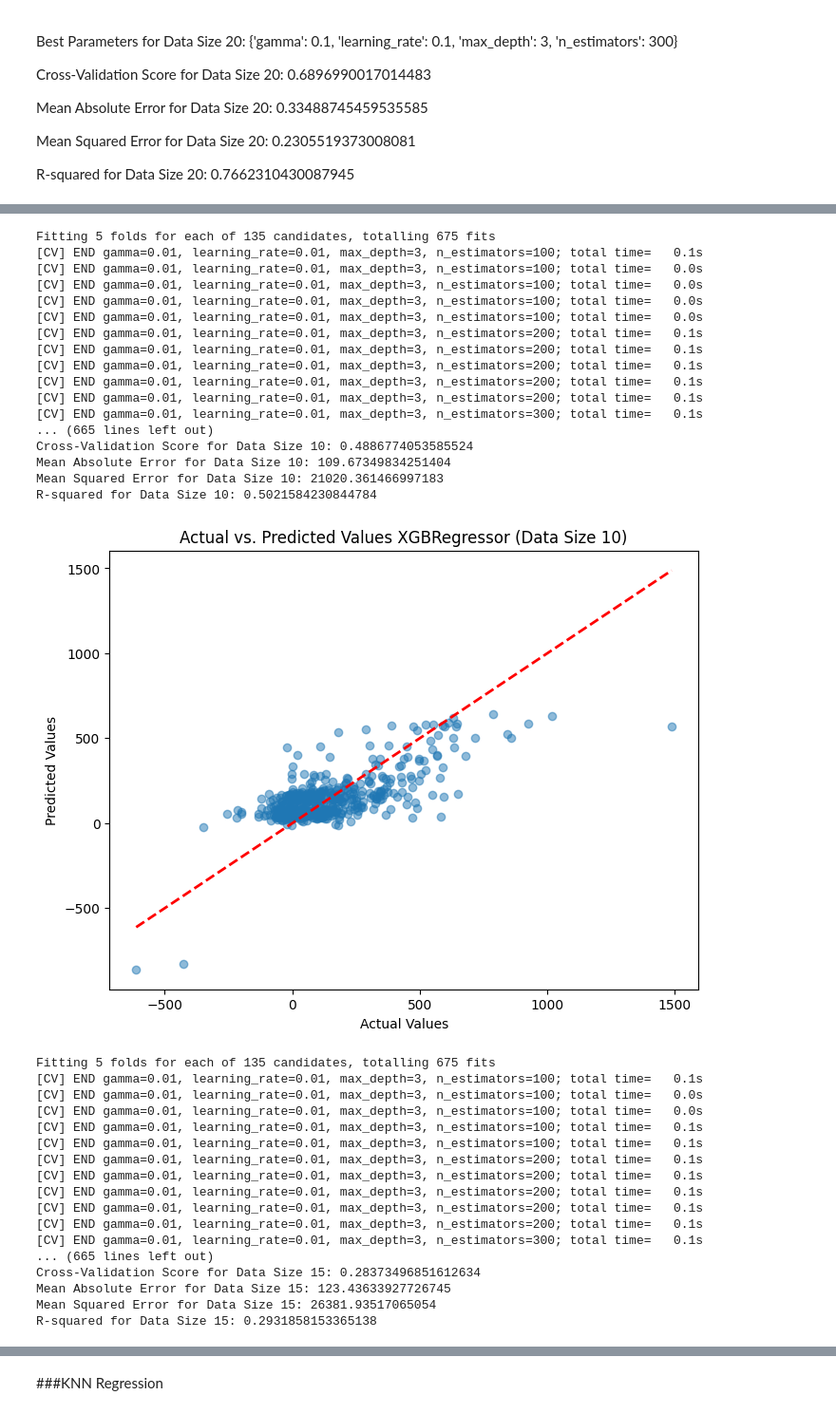
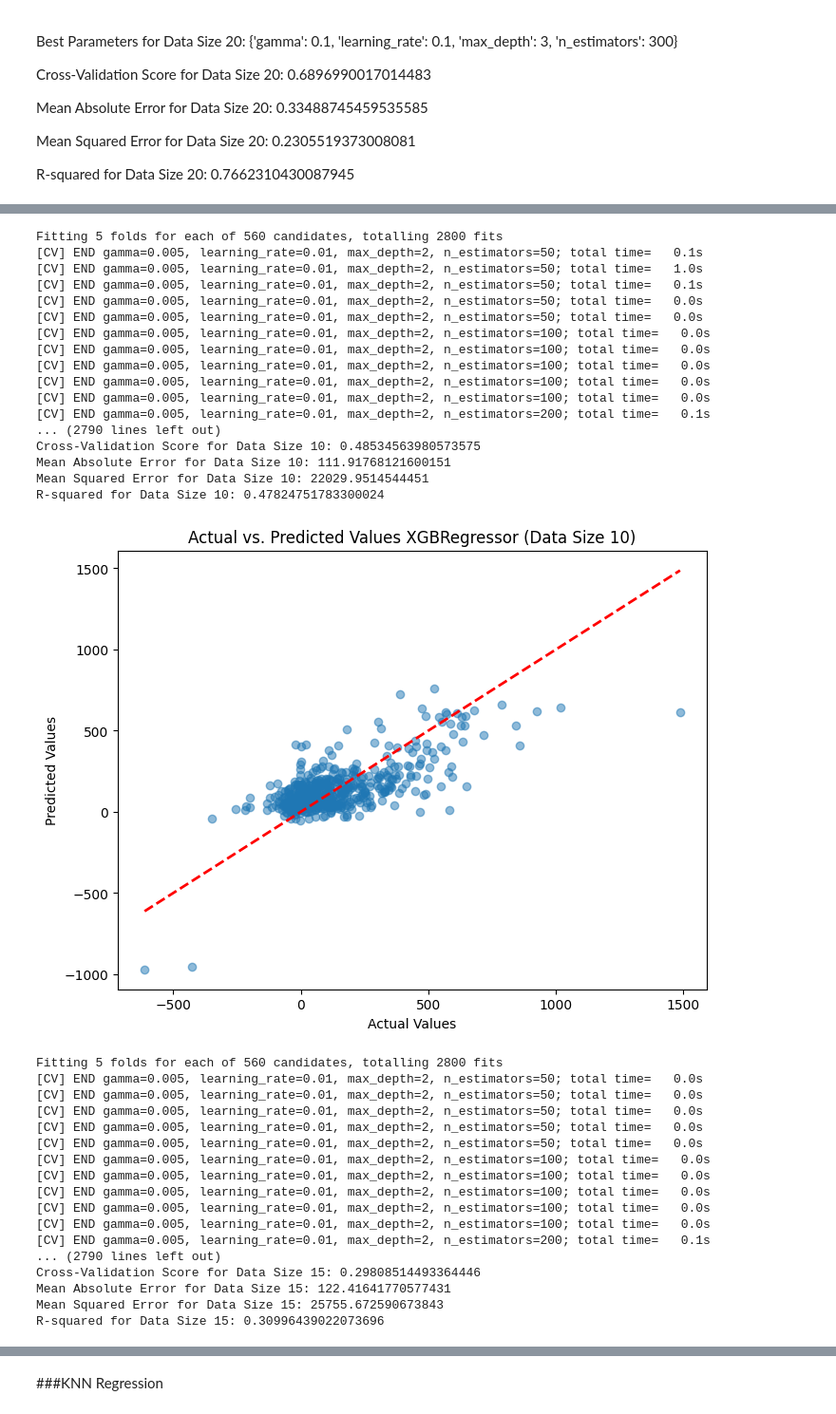
Before and after one commit to giancarlohc/Applied-AI-in-Transportation, a Jupyter notebook: Project/ProjectCode.ipynb, the cells around one changed output, grey strips where cells are left out. Shown at 95% size. Saved outputs shown, nothing was run; the diff lists cells and outputs as text; code cells hidden in the pictures.

```diff
--- a/Project/ProjectCode.ipynb
+++ b/Project/ProjectCode.ipynb
@@ -340,10 +387,10 @@ for size in data_sizes:
 
     # Define hyperparameter search space and model
     params = {
-        'learning_rate': [0.01, 0.1, 0.2],
-        'n_estimators': [100, 200, 300],
-        'max_depth': [3, 4, 5],
-        'gamma': [0.01, 0.1, 1, 10, 100]
+        'learning_rate': [0.01, 0.1, 0.2, 0.3],
+        'n_estimators': [50, 100, 200, 300,400],
+        'max_depth': [2,3, 4, 5],
+        'gamma': [0.005,0.01, 0.1, 1, 10, 100, 200]
     }
 
     model = XGBRegressor()
@@ -404,35 +451,35 @@ R-squared for Data Size 5: 0.7590569879871387
-Fitting 5 folds for each of 135 candidates, totalling 675 fits
-[CV] END gamma=0.01, learning_rate=0.01, max_depth=3, n_estimators=100; total time=   0.1s
-[CV] END gamma=0.01, learning_rate=0.01, max_depth=3, n_estimators=100; total time=   0.0s
-[CV] END gamma=0.01, learning_rate=0.01, max_depth=3, n_estimators=100; total time=   0.0s
-[CV] END gamma=0.01, learning_rate=0.01, max_depth=3, n_estimators=100; total time=   0.0s
-[CV] END gamma=0.01, learning_rate=0.01, max_depth=3, n_estimators=100; total time=   0.0s
-[CV] END gamma=0.01, learning_rate=0.01, max_depth=3, n_estimators=200; total time=   0.1s
-[CV] END gamma=0.01, learning_rate=0.01, max_depth=3, n_estimators=200; total time=   0.1s
-[CV] END gamma=0.01, learning_rate=0.01, max_depth=3, n_estimators=200; total time=   0.1s
-[CV] END gamma=0.01, learning_rate=0.01, max_depth=3, n_estimators=200; total time=   0.1s
-[CV] END gamma=0.01, learning_rate=0.01, max_depth=3, n_estimators=200; total time=   0.1s
-[CV] END gamma=0.01, learning_rate=0.01, max_depth=3, n_estimators=300; total time=   0.1s
-... (665 lines left out)
-Cross-Validation Score for Data Size 10: 0.4886774053585524
-Mean Absolute Error for Data Size 10: 109.67349834251404
-Mean Squared Error for Data Size 10: 21020.361466997183
-R-squared for Data Size 10: 0.5021584230844784
+Fitting 5 folds for each of 560 candidates, totalling 2800 fits
+[CV] END gamma=0.005, learning_rate=0.01, max_depth=2, n_estimators=50; total time=   0.1s
+[CV] END gamma=0.005, learning_rate=0.01, max_depth=2, n_estimators=50; total time=   1.0s
+[CV] END gamma=0.005, learning_rate=0.01, max_depth=2, n_estimators=50; total time=   0.1s
+[CV] END gamma=0.005, learning_rate=0.01, max_depth=2, n_estimators=50; total time=   0.0s
+[CV] END gamma=0.005, learning_rate=0.01, max_depth=2, n_estimators=50; total time=   0.0s
+[CV] END gamma=0.005, learning_rate=0.01, max_depth=2, n_estimators=100; total time=   0.0s
+[CV] END gamma=0.005, learning_rate=0.01, max_depth=2, n_estimators=100; total time=   0.0s
+[CV] END gamma=0.005, learning_rate=0.01, max_depth=2, n_estimators=100; total time=   0.0s
+[CV] END gamma=0.005, learning_rate=0.01, max_depth=2, n_estimators=100; total time=   0.0s
+[CV] END gamma=0.005, learning_rate=0.01, max_depth=2, n_estimators=100; total time=   0.0s
+[CV] END gamma=0.005, learning_rate=0.01, max_depth=2, n_estimators=200; total time=   0.1s
+... (2790 lines left out)
+Cross-Validation Score for Data Size 10: 0.48534563980573575
+Mean Absolute Error for Data Size 10: 111.91768121600151
+Mean Squared Error for Data Size 10: 22029.9514544451
+R-squared for Data Size 10: 0.47824751783300024
-[figure, old version]
+[figure, new version]
-Fitting 5 folds for each of 135 candidates, totalling 675 fits
-[CV] END gamma=0.01, learning_rate=0.01, max_depth=3, n_estimators=100; total time=   0.1s
-[CV] END gamma=0.01, learning_rate=0.01, max_depth=3, n_estimators=100; total time=   0.0s
-[CV] END gamma=0.01, learning_rate=0.01, max_depth=3, n_estimators=100; total time=   0.0s
-[CV] END gamma=0.01, learning_rate=0.01, max_depth=3, n_estimators=100; total time=   0.1s
-[CV] END gamma=0.01, learning_rate=0.01, max_depth=3, n_estimators=100; total time=   0.1s
-[CV] END gamma=0.01, learning_rate=0.01, max_depth=3, n_estimators=200; total time=   0.1s
-[CV] END gamma=0.01, learning_rate=0.01, max_depth=3, n_estimators=200; total time=   0.1s
-[CV] END gamma=0.01, learning_rate=0.01, max_depth=3, n_estimators=200; total time=   0.1s
-[CV] END gamma=0.01, learning_rate=0.01, max_depth=3, n_estimators=200; total time=   0.1s
-[CV] END gamma=0.01, learning_rate=0.01, max_depth=3, n_estimators=200; total time=   0.1s
-[CV] END gamma=0.01, learning_rate=0.01, max_depth=3, n_estimators=300; total time=   0.1s
-... (665 lines left out)
-Cross-Validation Score for Data Size 15: 0.28373496851612634
-Mean Absolute Error for Data Size 15: 123.43633927726745
-Mean Squared Error for Data Size 15: 26381.93517065054
-R-squared for Data Size 15: 0.2931858153365138
+Fitting 5 folds for each of 560 candidates, totalling 2800 fits
+[CV] END gamma=0.005, learning_rate=0.01, max_depth=2, n_estimators=50; total time=   0.0s
+[CV] END gamma=0.005, learning_rate=0.01, max_depth=2, n_estimators=50; total time=   0.0s
+[CV] END gamma=0.005, learning_rate=0.01, max_depth=2, n_estimators=50; total time=   0.0s
+[CV] END gamma=0.005, learning_rate=0.01, max_depth=2, n_estimators=50; total time=   0.0s
+[CV] END gamma=0.005, learning_rate=0.01, max_depth=2, n_estimators=50; total time=   0.0s
+[CV] END gamma=0.005, learning_rate=0.01, max_depth=2, n_estimators=100; total time=   0.0s
+[CV] END gamma=0.005, learning_rate=0.01, max_depth=2, n_estimators=100; total time=   0.0s
+[CV] END gamma=0.005, learning_rate=0.01, max_depth=2, n_estimators=100; total time=   0.0s
+[CV] END gamma=0.005, learning_rate=0.01, max_depth=2, n_estimators=100; total time=   0.0s
+[CV] END gamma=0.005, learning_rate=0.01, max_depth=2, n_estimators=100; total time=   0.0s
+[CV] END gamma=0.005, learning_rate=0.01, max_depth=2, n_estimators=200; total time=   0.1s
+... (2790 lines left out)
+Cross-Validation Score for Data Size 15: 0.29808514493364446
+Mean Absolute Error for Data Size 15: 122.41641770577431
+Mean Squared Error for Data Size 15: 25755.672590673843
+R-squared for Data Size 15: 0.30996439022073696
```
Also changed, not shown: parts of 5 cells of this notebook.
